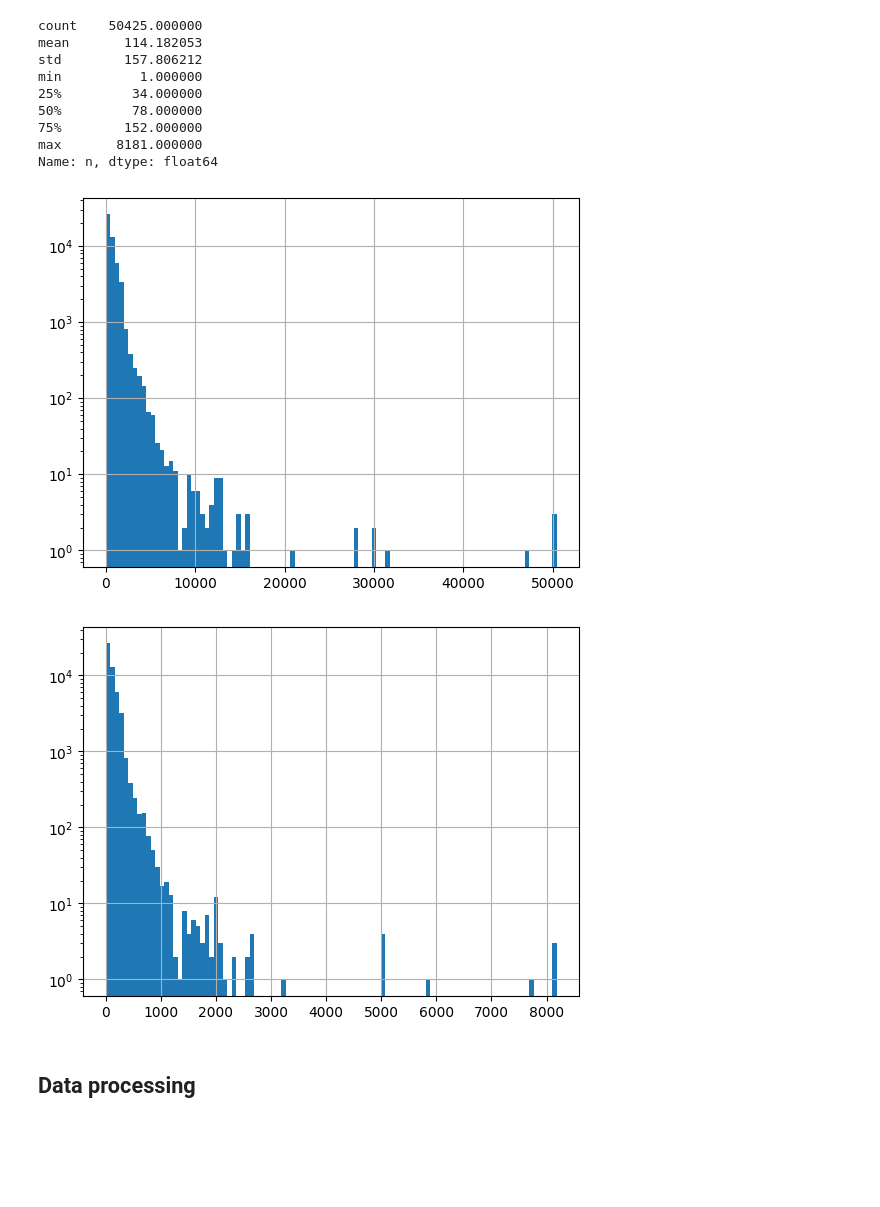
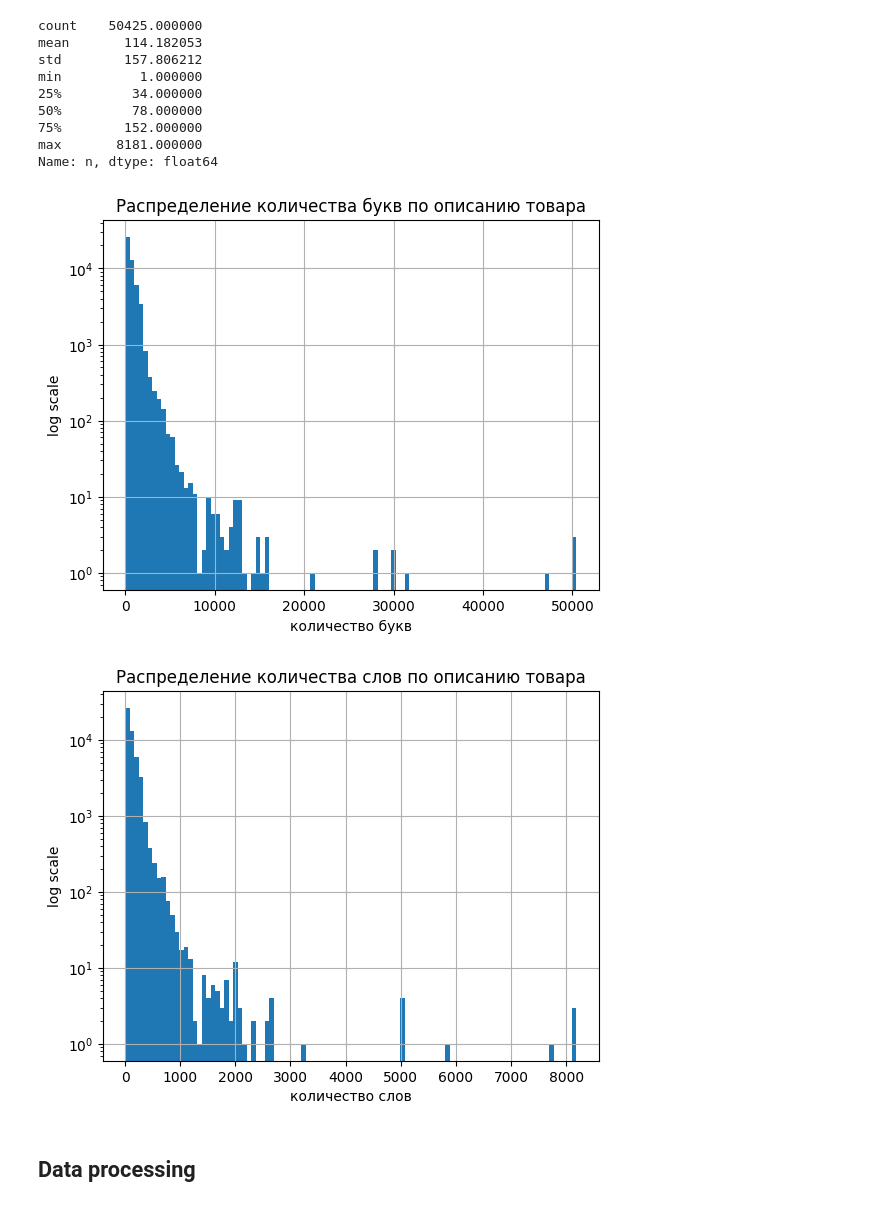
Before and after one commit to fkurushin/ai-in-business, a Jupyter notebook: logreg.ipynb, the cells around one changed output. Drawn from its saved outputs; the diff is of its cells as text; code cells hidden in the pictures; blank space fills up the shorter version.

```diff
--- a/logreg.ipynb
+++ b/logreg.ipynb
@@ -56,14 +56,20 @@ max       8181.000000
 Name: n, dtype: float64
 # %%
 df["len"].hist(bins=100, log=True)
+plt.title("Распределение количества букв по описанию товара")
+plt.ylabel("log scale")
+plt.xlabel("количество букв")
 plt.show()
 # %% [output]
-[figure, old version]
+[figure, new version]
 # %%
 df["n"].hist(bins=100, log=True)
+plt.title("Распределение количества слов по описанию товара")
+plt.ylabel("log scale")
+plt.xlabel("количество слов")
 plt.show()
 # %% [output]
-[figure, old version]
+[figure, new version]
 # %% [markdown]
 ## Data processing
 # %%
```
Also changed, not shown: parts of 5 cells of this notebook, 3 other files.
